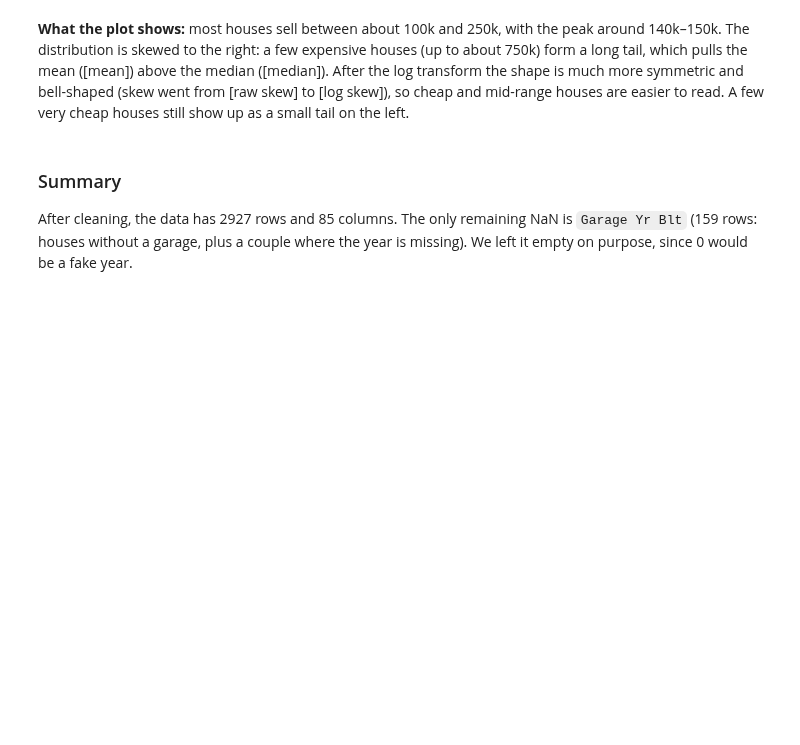
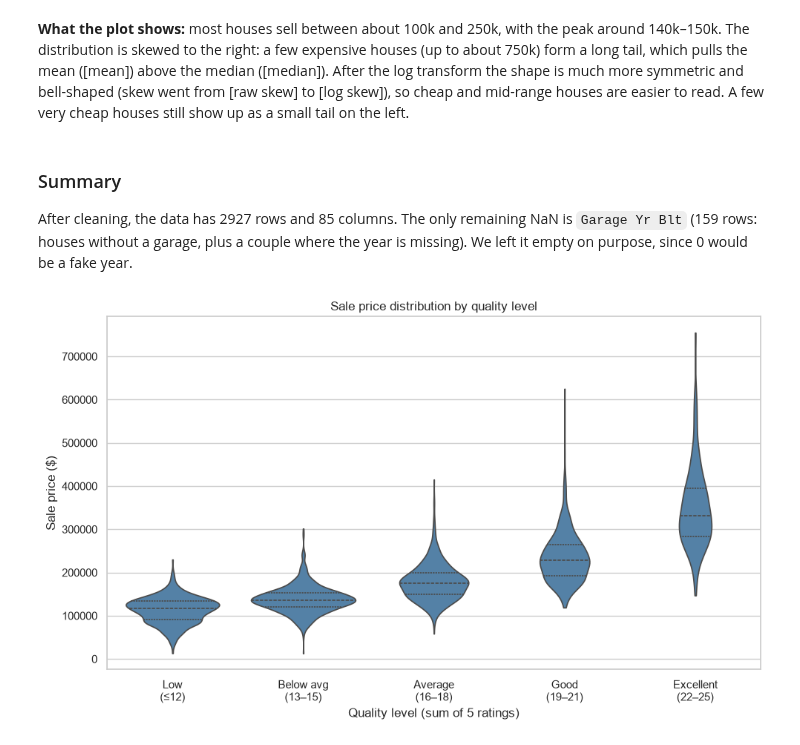
Before and after one commit to Maroscsak-Daniel/Labor-ML-, a Jupyter notebook: analysis.ipynb, the cells around one changed output. Saved outputs shown, nothing was run; the diff lists cells and outputs as text; code cells hidden in the pictures; blank space fills up the shorter version.

Commit message:
Add 4 plots + 1 bonus linear regreassion + 3 small additions to preprocessing

```diff
--- a/analysis.ipynb
+++ b/analysis.ipynb
@@ -386,3 +386,23 @@ skew raw: 1.74 | skew log: -0.01
 ### Summary
 
 After cleaning, the data has 2927 rows and 85 columns. The only remaining NaN is `Garage Yr Blt` (159 rows: houses without a garage, plus a couple where the year is missing). We left it empty on purpose, since 0 would be a fake year.
+# %%
+from preprocessing import add_quality_scores
+
+heat_df = add_quality_scores(clean_df)
+heat_df["Quality Score"] = heat_df.filter(like=" Num").sum(axis=1)
+
+labels = ["Low\n(≤12)", "Below avg\n(13–15)", "Average\n(16–18)", "Good\n(19–21)", "Excellent\n(22–25)"]
+heat_df["Quality Level"] = pd.cut(heat_df["Quality Score"], bins=[0, 12, 15, 18, 21, 25], labels=labels)
+
+plt.figure(figsize=(10, 6))
+sns.violinplot(data=heat_df, x="Quality Level", y="SalePrice", color="steelblue",
+               inner="quartile", cut=0)
+plt.grid(axis="x", visible=False)
+plt.ylabel("Sale price ($)")
+plt.xlabel("Quality level (sum of 5 ratings)")
+plt.title("Sale price distribution by quality level")
+plt.tight_layout()
+plt.show()
+# %% [output]
+[figure, added]
```
Also changed, not shown: parts of 7 cells of this notebook, 1 other file.
